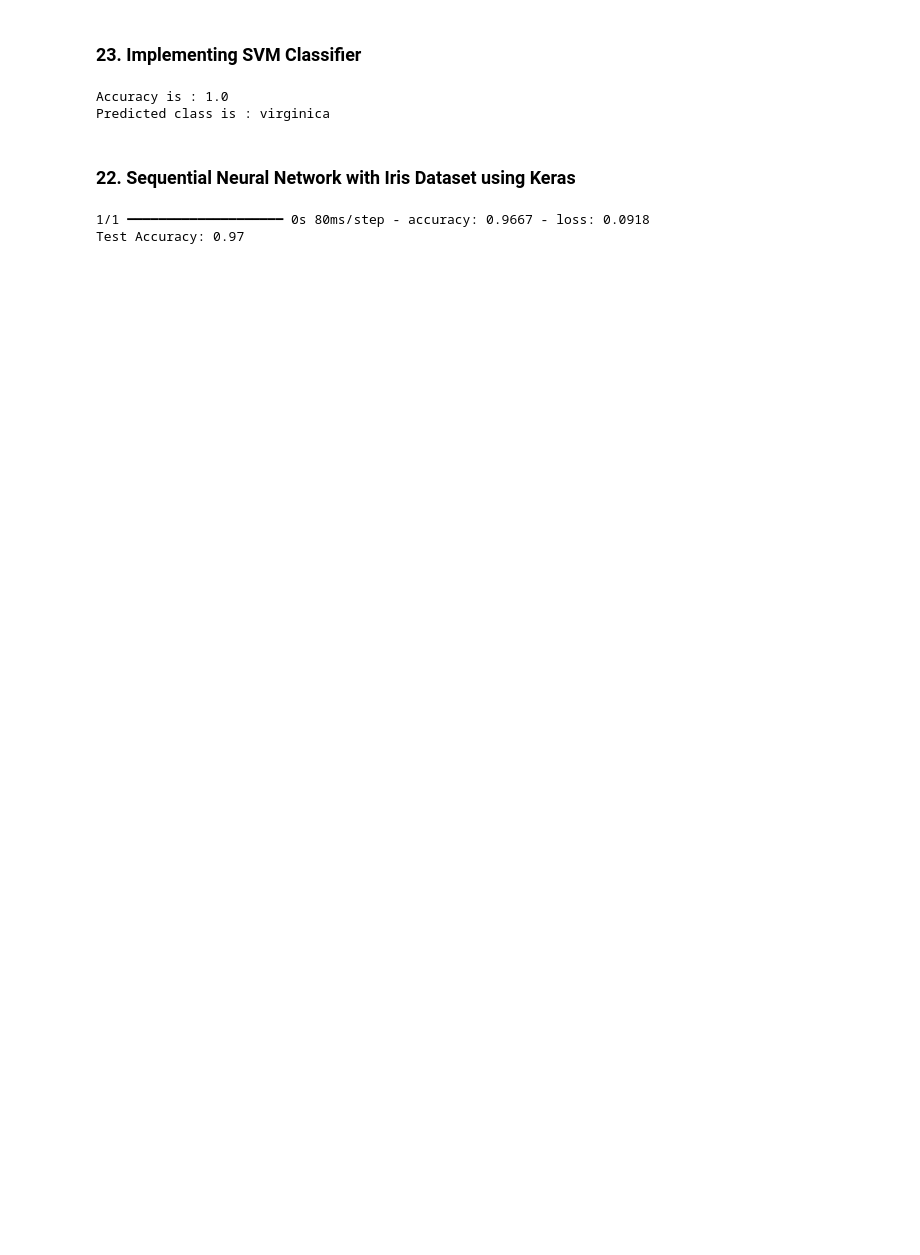
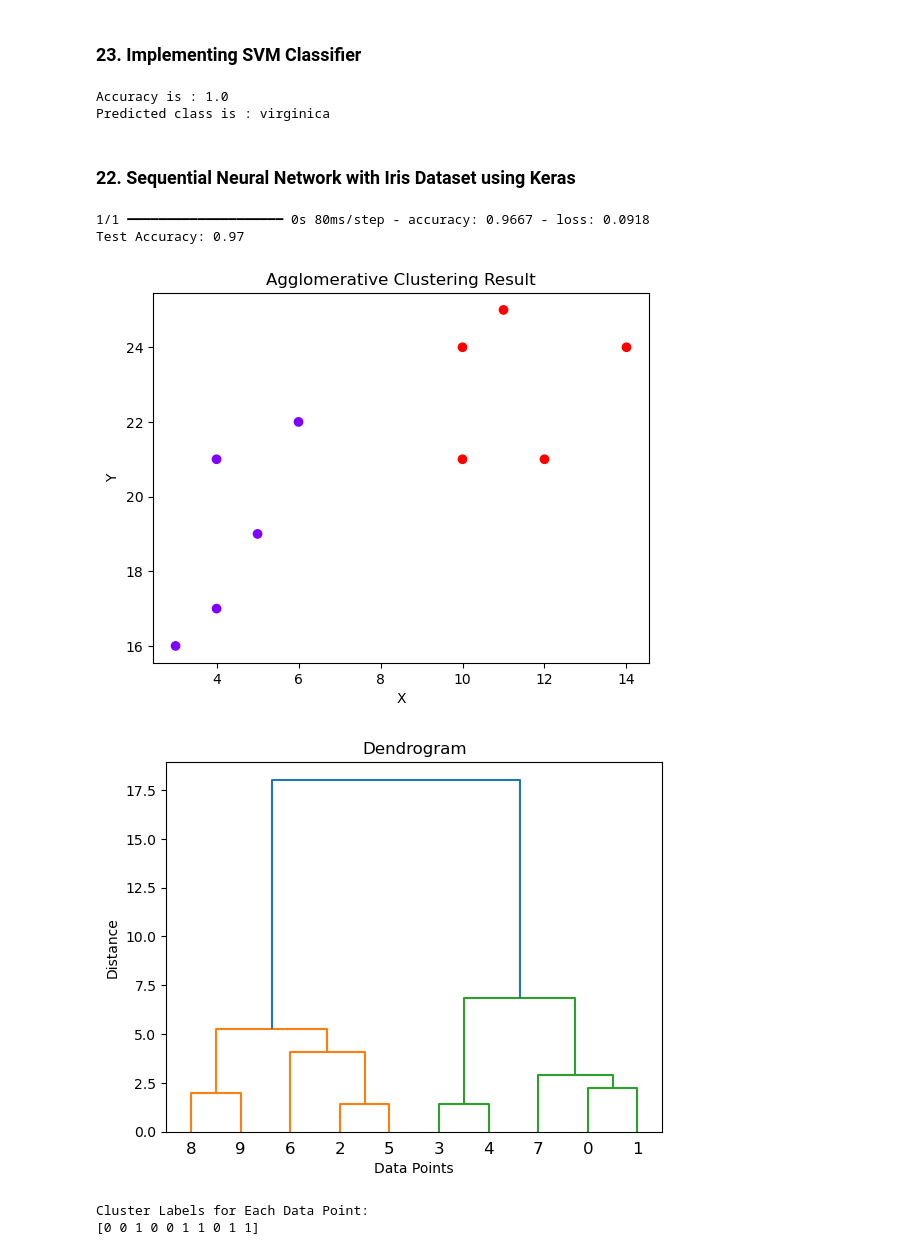
Before and after one commit to safwannuddin/ML-Intro, a Jupyter notebook: ML_Lab_external_programs.ipynb, the cells around one changed output. Cells and saved outputs as stored; diff of their text form; code cells hidden in the pictures; blank space fills up the shorter version.

```diff
--- a/ML_Lab_external_programs.ipynb
+++ b/ML_Lab_external_programs.ipynb
@@ -62,3 +62,41 @@ print(f"Test Accuracy: {acc:.2f}")
 # %% [output]
 1/1 ━━━━━━━━━━━━━━━━━━━━ 0s 80ms/step - accuracy: 0.9667 - loss: 0.0918
 Test Accuracy: 0.97
+# %%
+import numpy as np
+import matplotlib.pyplot as plt
+from sklearn.cluster import AgglomerativeClustering
+from scipy.cluster.hierarchy import dendrogram, linkage
+
+# Input data (X, Y coordinates)
+x = [4, 5, 10, 4, 3, 11, 14 , 6, 10, 12]
+y = [21, 19, 24, 17, 16, 25, 24, 22, 21, 21]
+data = list(zip(x, y))
+
+# Apply Agglomerative Clustering
+hierarchical_cluster = AgglomerativeClustering(n_clusters=2, linkage='ward')
+labels = hierarchical_cluster.fit_predict(data)
+
+# Scatter plot with cluster labels
+plt.scatter(x, y, c=labels, cmap='rainbow')
+plt.title("Agglomerative Clustering Result")
+plt.xlabel("X")
+plt.ylabel("Y")
+plt.show()
+
+# Create Dendrogram
+linkage_data = linkage(data, method='ward', metric='euclidean')
+dendrogram(linkage_data)
+plt.title("Dendrogram")
+plt.xlabel("Data Points")
+plt.ylabel("Distance")
+plt.show()
+
+# Print cluster labels
+print("Cluster Labels for Each Data Point:")
+print(labels)
+# %% [output]
+[figure, added]
+[figure, added]
+Cluster Labels for Each Data Point:
+[0 0 1 0 0 1 1 0 1 1]
```
